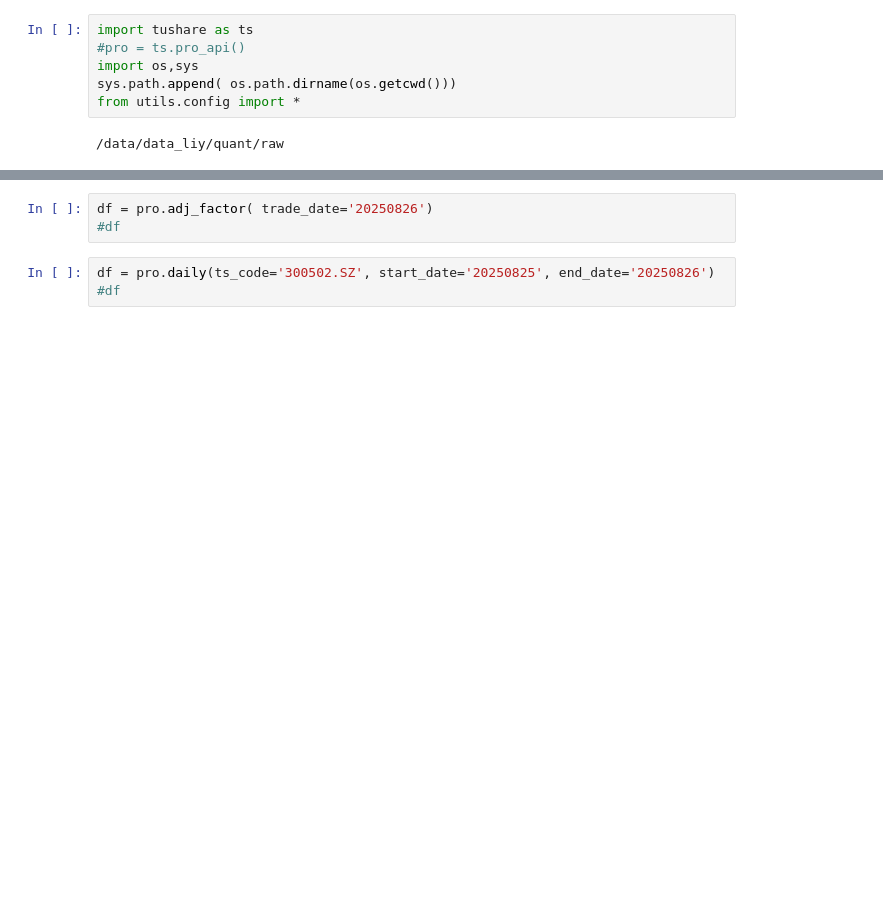
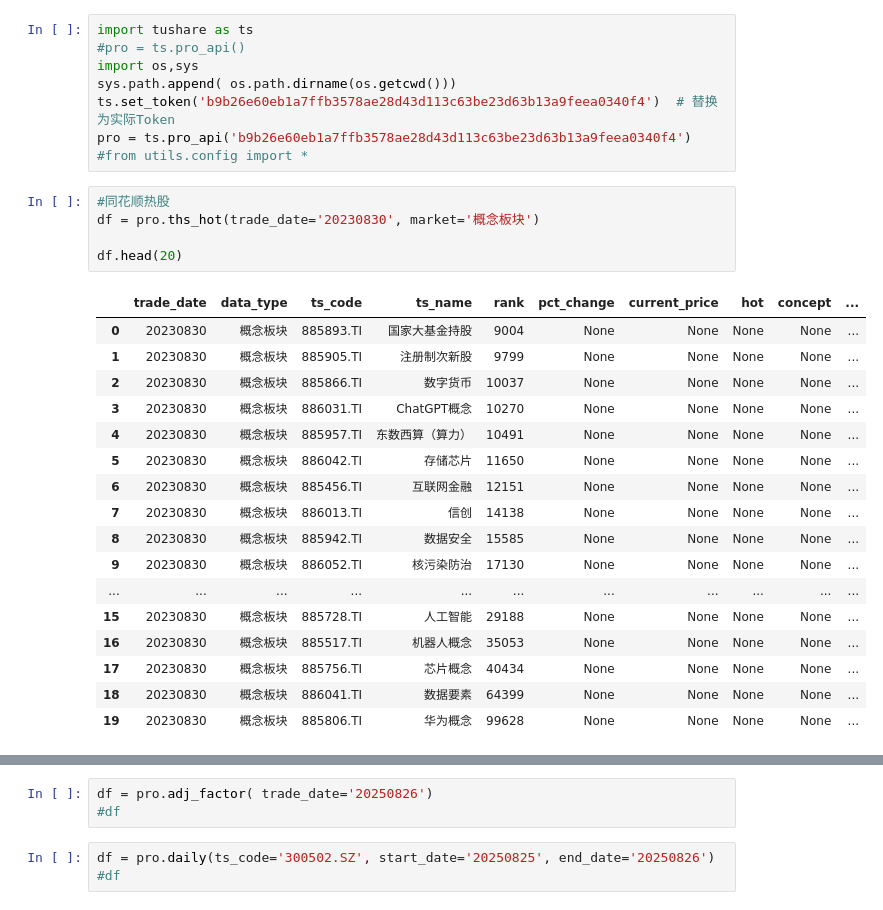
Before and after one commit to fffyyzhang/quant_data, a Jupyter notebook: jupyter/test_tushare.ipynb, the cells around one changed output, grey strips where cells are left out. Drawn from its saved outputs; the diff is of its cells as text; blank space fills up the shorter version.

```diff
--- a/jupyter/test_tushare.ipynb
+++ b/jupyter/test_tushare.ipynb
@@ -3,6 +3,29 @@ import tushare as ts
 #pro = ts.pro_api()
 import os,sys
 sys.path.append( os.path.dirname(os.getcwd()))
-from utils.config import *
+ts.set_token('b9b26e60eb1a7ffb3578ae28d43d113c63be23d63b13a9feea0340f4')  # 替换为实际Token
+pro = ts.pro_api('b9b26e60eb1a7ffb3578ae28d43d113c63be23d63b13a9feea0340f4')
+#from utils.config import *
-# %% [output]
-/data/data_liy/quant/raw
+# %%
+#同花顺热股
+df = pro.ths_hot(trade_date='20230830', market='概念板块')
+
+df.head(20)
+# %% [output]
+|  | trade_date | data_type | ts_code | ts_name | rank | pct_change | current_price | hot | concept | ... |
+| 0 | 20230830 | 概念板块 | 885893.TI | 国家大基金持股 | 9004 | None | None | None | None | ... |
+| 1 | 20230830 | 概念板块 | 885905.TI | 注册制次新股 | 9799 | None | None | None | None | ... |
+| 2 | 20230830 | 概念板块 | 885866.TI | 数字货币 | 10037 | None | None | None | None | ... |
+| 3 | 20230830 | 概念板块 | 886031.TI | ChatGPT概念 | 10270 | None | None | None | None | ... |
+| 4 | 20230830 | 概念板块 | 885957.TI | 东数西算（算力） | 10491 | None | None | None | None | ... |
+| 5 | 20230830 | 概念板块 | 886042.TI | 存储芯片 | 11650 | None | None | None | None | ... |
+| 6 | 20230830 | 概念板块 | 885456.TI | 互联网金融 | 12151 | None | None | None | None | ... |
+| 7 | 20230830 | 概念板块 | 886013.TI | 信创 | 14138 | None | None | None | None | ... |
+| 8 | 20230830 | 概念板块 | 885942.TI | 数据安全 | 15585 | None | None | None | None | ... |
+| 9 | 20230830 | 概念板块 | 886052.TI | 核污染防治 | 17130 | None | None | None | None | ... |
+| ... | ... | ... | ... | ... | ... | ... | ... | ... | ... | ... |
+| 15 | 20230830 | 概念板块 | 885728.TI | 人工智能 | 29188 | None | None | None | None | ... |
+| 16 | 20230830 | 概念板块 | 885517.TI | 机器人概念 | 35053 | None | None | None | None | ... |
+| 17 | 20230830 | 概念板块 | 885756.TI | 芯片概念 | 40434 | None | None | None | None | ... |
+| 18 | 20230830 | 概念板块 | 886041.TI | 数据要素 | 64399 | None | None | None | None | ... |
+| 19 | 20230830 | 概念板块 | 885806.TI | 华为概念 | 99628 | None | None | None | None | ... |
```
Also changed, not shown: parts of 10 cells of this notebook, 10 other files.
